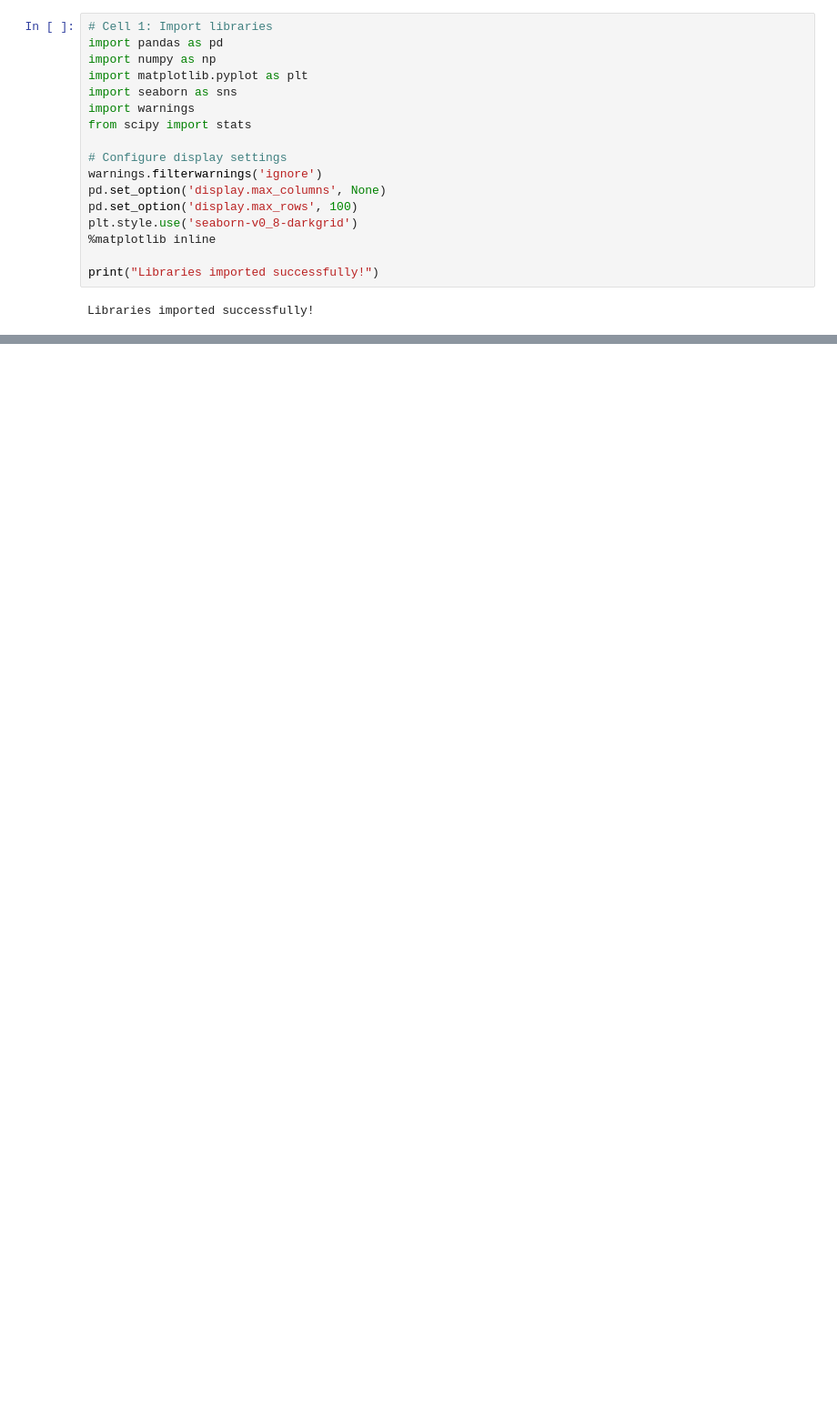
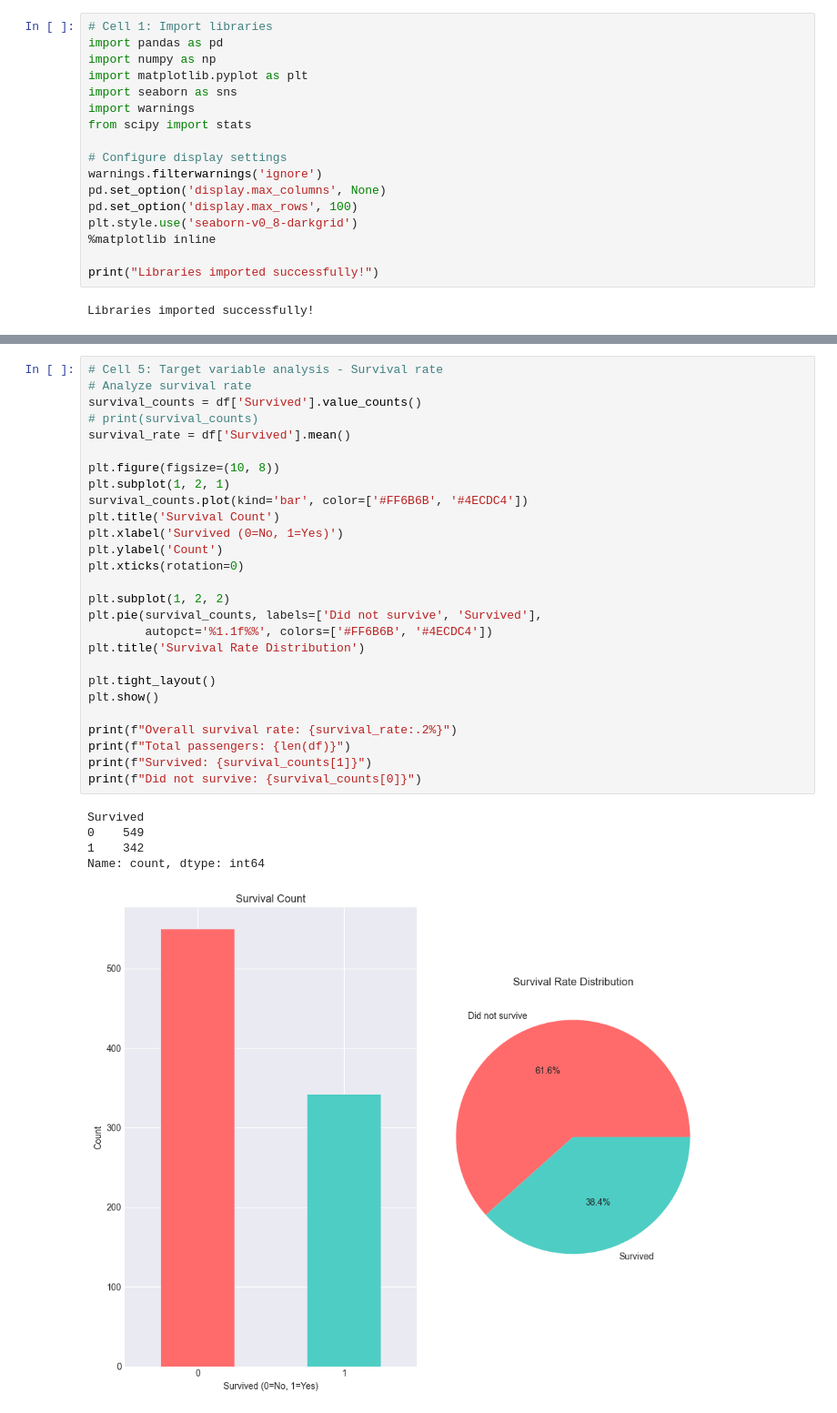
Before and after one commit to ka4en3/titanic-eda, a Jupyter notebook: titanic_eda.ipynb, the cells around one changed output, grey strips where cells are left out. Shown at 91% size. Saved outputs shown, nothing was run; the diff lists cells and outputs as text; blank space fills up the shorter version.

```diff
--- a/titanic_eda.ipynb
+++ b/titanic_eda.ipynb
@@ -126,0 +142,33 @@ plt.show()
+# %%
+# Cell 5: Target variable analysis - Survival rate
+# Analyze survival rate
+survival_counts = df['Survived'].value_counts()
+# print(survival_counts)
+survival_rate = df['Survived'].mean()
+
+plt.figure(figsize=(10, 8))
+plt.subplot(1, 2, 1)
+survival_counts.plot(kind='bar', color=['#FF6B6B', '#4ECDC4'])
+plt.title('Survival Count')
+plt.xlabel('Survived (0=No, 1=Yes)')
+plt.ylabel('Count')
+plt.xticks(rotation=0)
+
+plt.subplot(1, 2, 2)
+plt.pie(survival_counts, labels=['Did not survive', 'Survived'],
+        autopct='%1.1f%%', colors=['#FF6B6B', '#4ECDC4'])
+plt.title('Survival Rate Distribution')
+
+plt.tight_layout()
+plt.show()
+
+print(f"Overall survival rate: {survival_rate:.2%}")
+print(f"Total passengers: {len(df)}")
+print(f"Survived: {survival_counts[1]}")
+print(f"Did not survive: {survival_counts[0]}")
+# %% [output]
+Survived
+0    549
+1    342
+Name: count, dtype: int64
+[figure, added]
```
Also changed, not shown: parts of 4 cells of this notebook.
